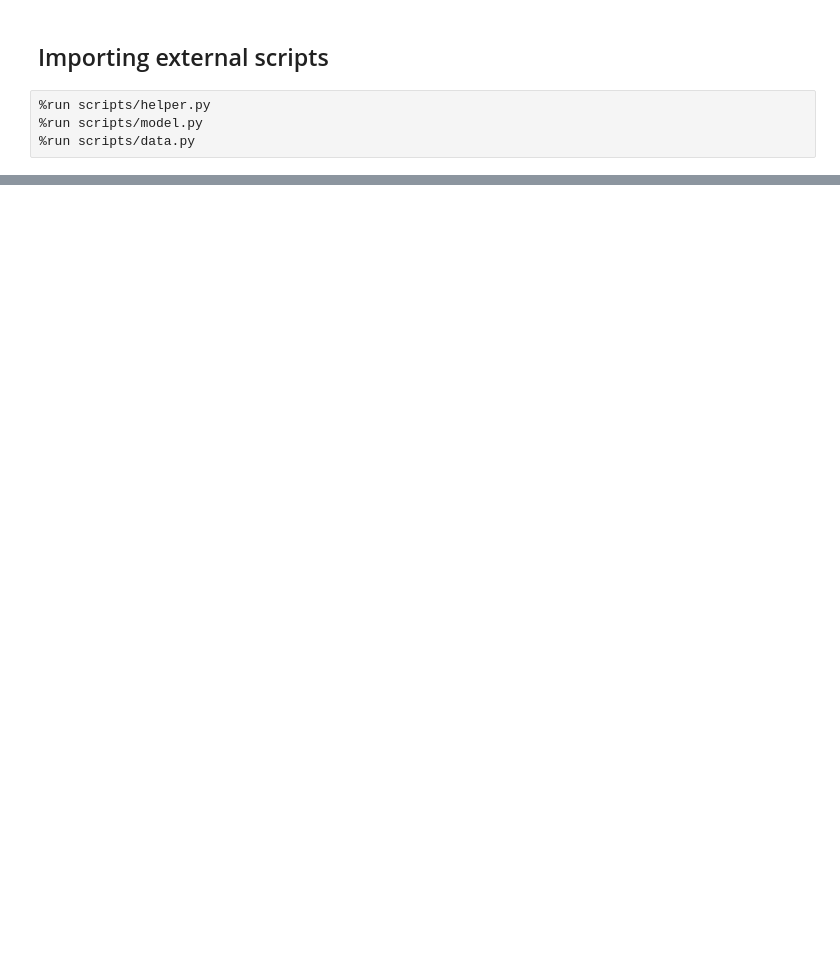
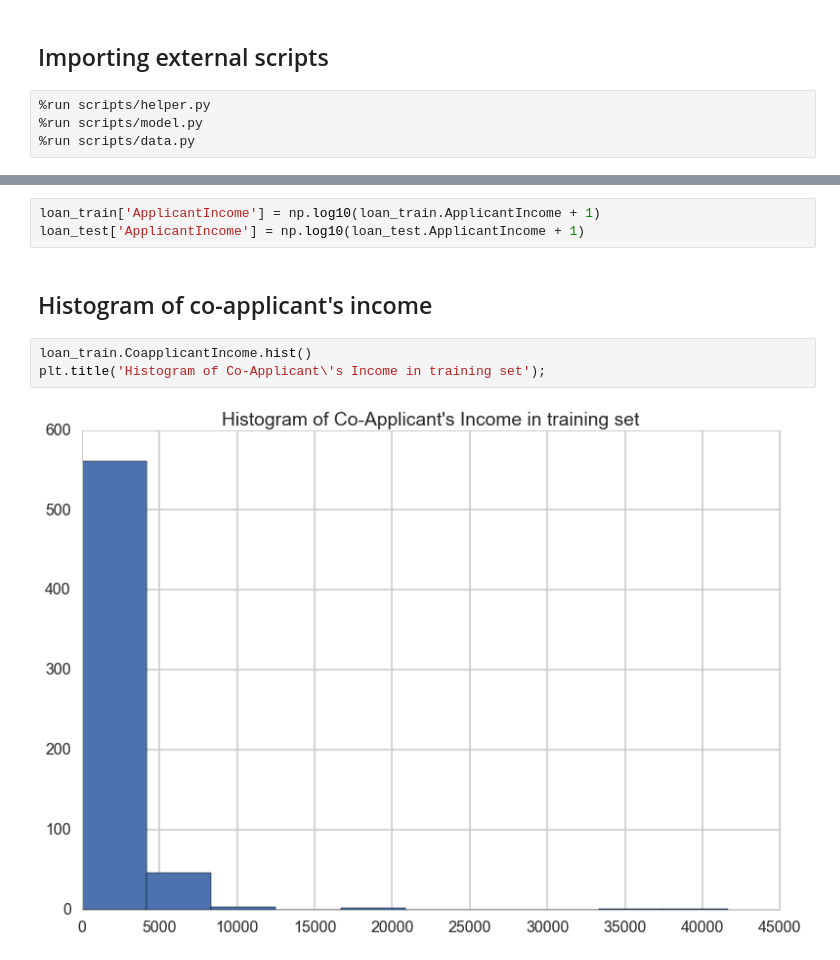
Before and after one commit to numb3r33/av-practice, a Jupyter notebook: Loan_Prediction.ipynb, the cells around one changed output, grey strips where cells are left out. Saved outputs shown, nothing was run; the diff lists cells and outputs as text; blank space fills up the shorter version.

```diff
--- a/Loan_Prediction.ipynb
+++ b/Loan_Prediction.ipynb
@@ -473,0 +134,10 @@ create_submissions(loan_test.index.values, xgb_predictions_labels, 'l2_classifie
+# %%
+loan_train['ApplicantIncome'] = np.log10(loan_train.ApplicantIncome + 1)
+loan_test['ApplicantIncome'] = np.log10(loan_test.ApplicantIncome + 1)
+# %% [markdown]
+## Histogram of co-applicant's income
+# %%
+loan_train.CoapplicantIncome.hist()
+plt.title('Histogram of Co-Applicant\'s Income in training set');
+# %% [output]
+[figure, added]
```
Also changed, not shown: parts of 111 cells of this notebook.
